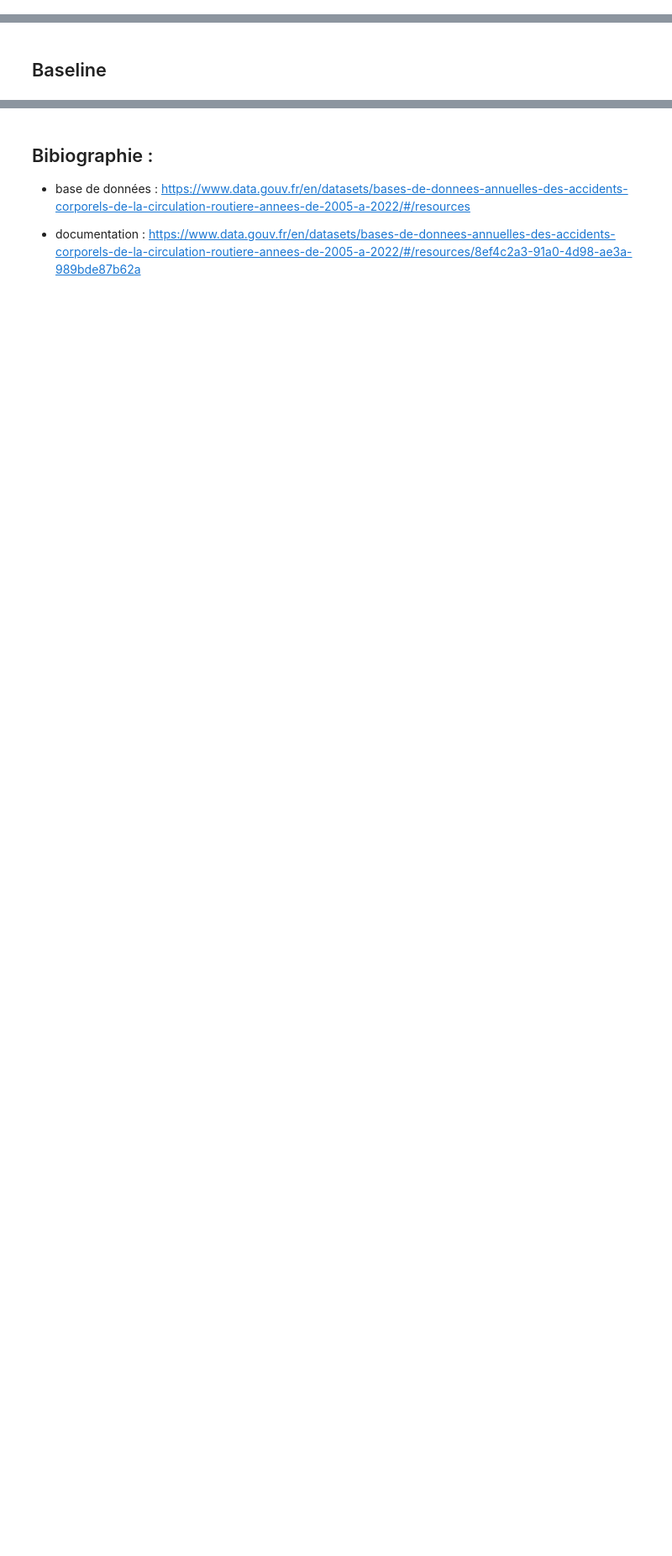
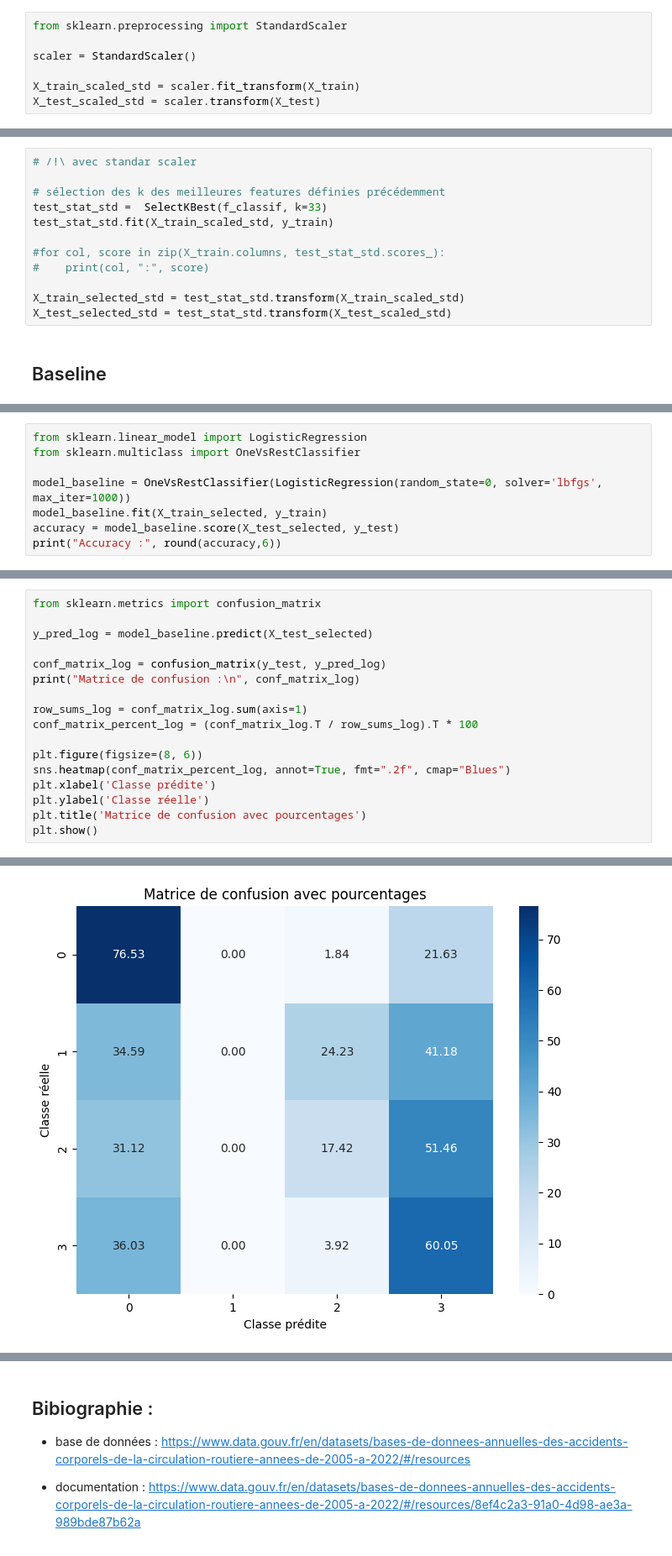
Before and after one commit to Nujadn/accident_route, a Jupyter notebook: analyse_exploratoire.ipynb, the cells around one changed output, grey strips where cells are left out. Shown at 84% size. Saved outputs shown, nothing was run; the diff lists cells and outputs as text; blank space fills up the shorter version.

```diff
--- a/analyse_exploratoire.ipynb
+++ b/analyse_exploratoire.ipynb
@@ -636,0 +723,7 @@ Name: count, dtype: int64
+# %%
+from sklearn.preprocessing import StandardScaler
+
+scaler = StandardScaler()
+
+X_train_scaled_std = scaler.fit_transform(X_train)
+X_test_scaled_std = scaler.transform(X_test)
@@ -637,2 +819,14 @@ Name: count, dtype: int64
+# %%
+# /!\ avec standar scaler
+
+# sélection des k des meilleures features définies précédemment
+test_stat_std =  SelectKBest(f_classif, k=33)
+test_stat_std.fit(X_train_scaled_std, y_train)
+
+#for col, score in zip(X_train.columns, test_stat_std.scores_):
+#    print(col, ":", score)
+
+X_train_selected_std = test_stat_std.transform(X_train_scaled_std)
+X_test_selected_std = test_stat_std.transform(X_test_scaled_std)
 # %% [markdown]
 ## Baseline
@@ -676,0 +849,8 @@ DF:  (494182, 45) TRAIN : (367520, 45) TEST : (126662, 45)
+# %%
+from sklearn.linear_model import LogisticRegression
+from sklearn.multiclass import OneVsRestClassifier
+
+model_baseline = OneVsRestClassifier(LogisticRegression(random_state=0, solver='lbfgs', max_iter=1000))
+model_baseline.fit(X_train_selected, y_train)
+accuracy = model_baseline.score(X_test_selected, y_test)
+print("Accuracy :", round(accuracy,6))
@@ -676,0 +859,18 @@ DF:  (494182, 45) TRAIN : (367520, 45) TEST : (126662, 45)
+# %%
+from sklearn.metrics import confusion_matrix
+
+y_pred_log = model_baseline.predict(X_test_selected)
+
+conf_matrix_log = confusion_matrix(y_test, y_pred_log)
+print("Matrice de confusion :\n", conf_matrix_log)
+
+row_sums_log = conf_matrix_log.sum(axis=1)
+conf_matrix_percent_log = (conf_matrix_log.T / row_sums_log).T * 100
+
+plt.figure(figsize=(8, 6))
+sns.heatmap(conf_matrix_percent_log, annot=True, fmt=".2f", cmap="Blues")
+plt.xlabel('Classe prédite')
+plt.ylabel('Classe réelle')
+plt.title('Matrice de confusion avec pourcentages')
+plt.show()
+# %% [output]
@@ -676,0 +882 @@ DF:  (494182, 45) TRAIN : (367520, 45) TEST : (126662, 45)
+[figure, added]
```
Also changed, not shown: parts of 49 cells of this notebook.
